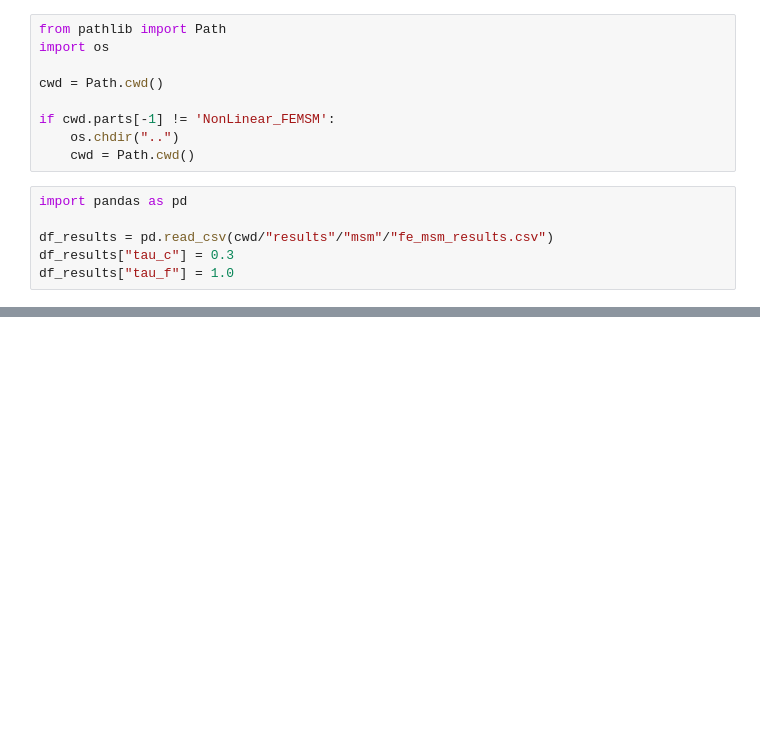
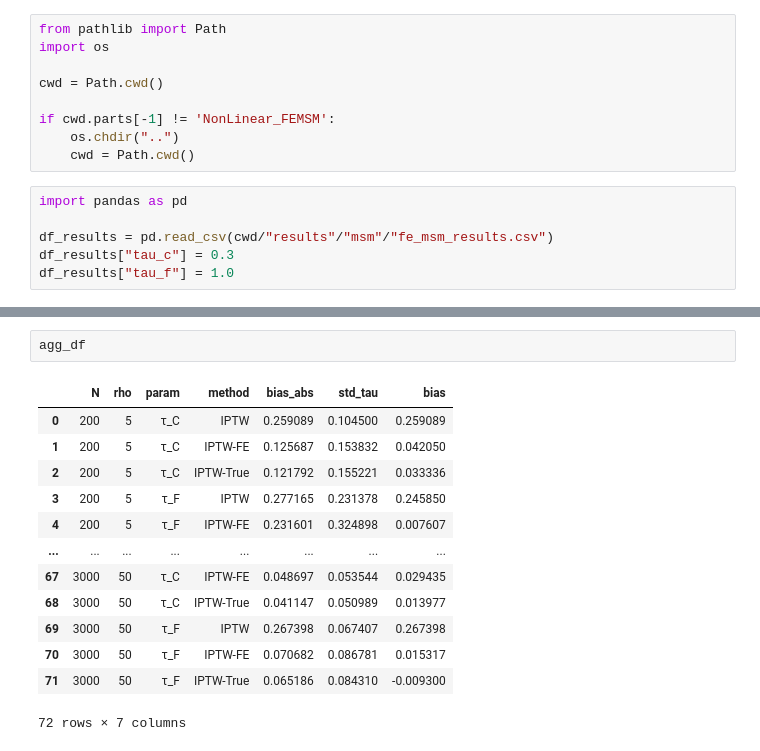
Before and after one commit to Ali-Setareh/SeqGPLVM_FEMSM, a Jupyter notebook: notebooks/fe_msm_results.ipynb, the cells around one changed output, grey strips where cells are left out. Cells and saved outputs as stored; diff of their text form; blank space fills up the shorter version.

```diff
--- a/notebooks/fe_msm_results.ipynb
+++ b/notebooks/fe_msm_results.ipynb
@@ -156,0 +176,16 @@ plt.show()
+# %%
+agg_df
+# %% [output]
+|  | N | rho | param | method | bias_abs | std_tau | bias |
+| 0 | 200 | 5 | τ_C | IPTW | 0.259089 | 0.104500 | 0.259089 |
+| 1 | 200 | 5 | τ_C | IPTW-FE | 0.125687 | 0.153832 | 0.042050 |
+| 2 | 200 | 5 | τ_C | IPTW-True | 0.121792 | 0.155221 | 0.033336 |
+| 3 | 200 | 5 | τ_F | IPTW | 0.277165 | 0.231378 | 0.245850 |
+| 4 | 200 | 5 | τ_F | IPTW-FE | 0.231601 | 0.324898 | 0.007607 |
+| ... | ... | ... | ... | ... | ... | ... | ... |
+| 67 | 3000 | 50 | τ_C | IPTW-FE | 0.048697 | 0.053544 | 0.029435 |
+| 68 | 3000 | 50 | τ_C | IPTW-True | 0.041147 | 0.050989 | 0.013977 |
+| 69 | 3000 | 50 | τ_F | IPTW | 0.267398 | 0.067407 | 0.267398 |
+| 70 | 3000 | 50 | τ_F | IPTW-FE | 0.070682 | 0.086781 | 0.015317 |
+| 71 | 3000 | 50 | τ_F | IPTW-True | 0.065186 | 0.084310 | -0.009300 |
+72 rows × 7 columns
```
Also changed, not shown: parts of 1 cell of this notebook, 8 other files.
